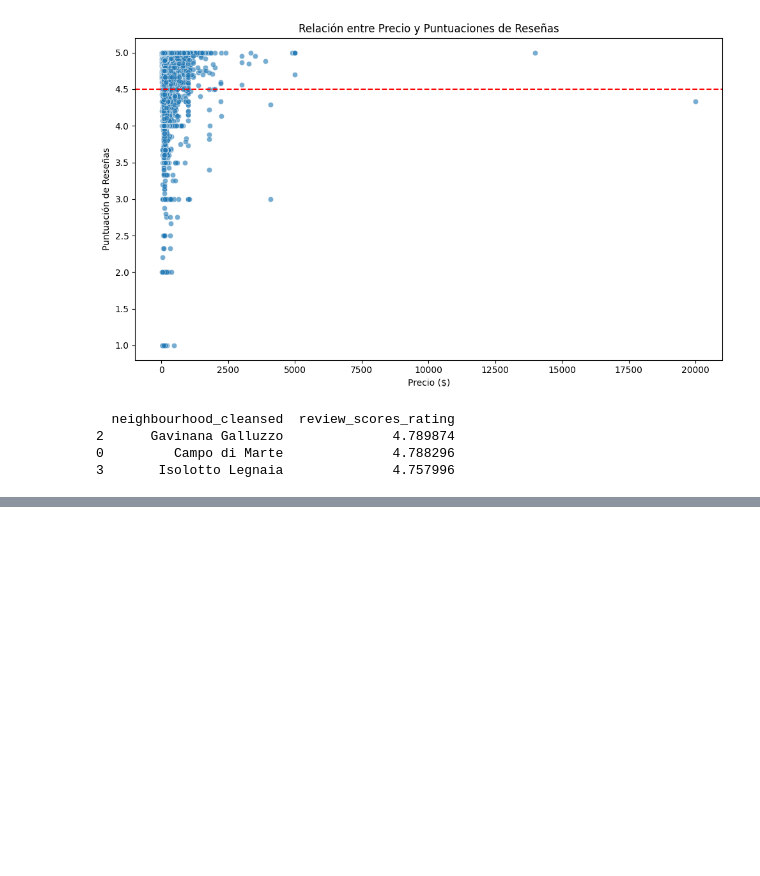
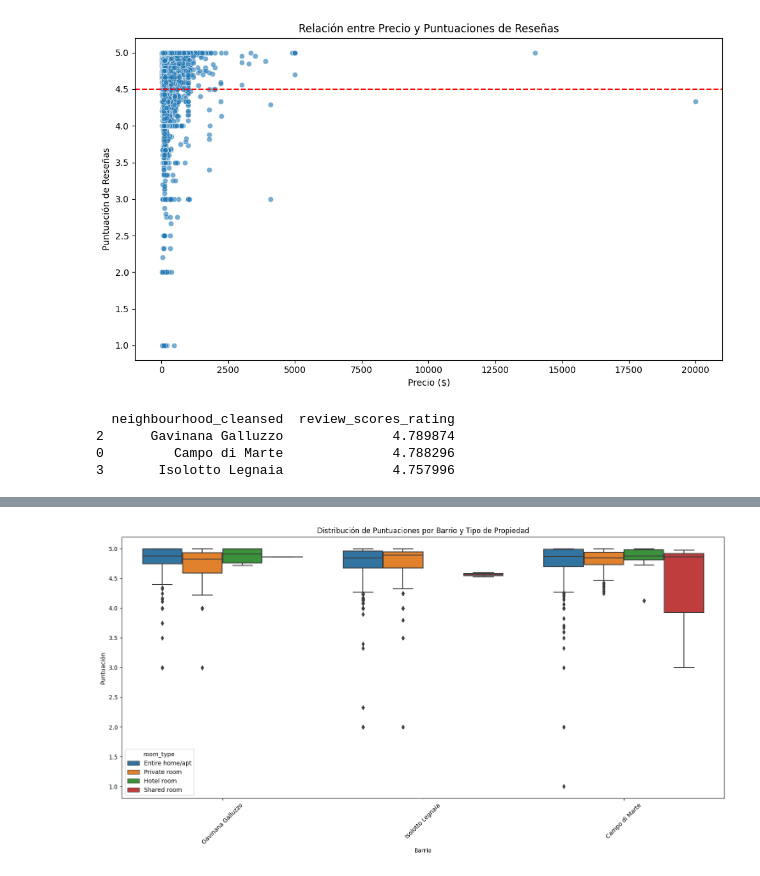
Before and after one commit to JulianaG1524/Taller-1-CDA, a Jupyter notebook: Florence-Toscana-Italy.ipynb, the cells around one changed output, grey strips where cells are left out. Drawn from its saved outputs; the diff is of its cells as text; code cells hidden in the pictures; blank space fills up the shorter version.

```diff
--- a/Florence-Toscana-Italy.ipynb
+++ b/Florence-Toscana-Italy.ipynb
@@ -528,0 +536,12 @@ print(top_3_neighbourhoods)
+# %%
+# Distribución de puntuaciones por tipo de propiedad y barrio
+plt.figure(figsize=(15, 8))
+sns.boxplot(x='neighbourhood_cleansed', y='review_scores_rating', hue='room_type', data=top_neighbourhoods_df)
+plt.title('Distribución de Puntuaciones por Barrio y Tipo de Propiedad')
+plt.xticks(rotation=45)
+plt.xlabel('Barrio')
+plt.ylabel('Puntuación')
+plt.tight_layout()
+plt.show()
+# %% [output]
+[figure, added]
```
Also changed, not shown: parts of 4 cells of this notebook.
